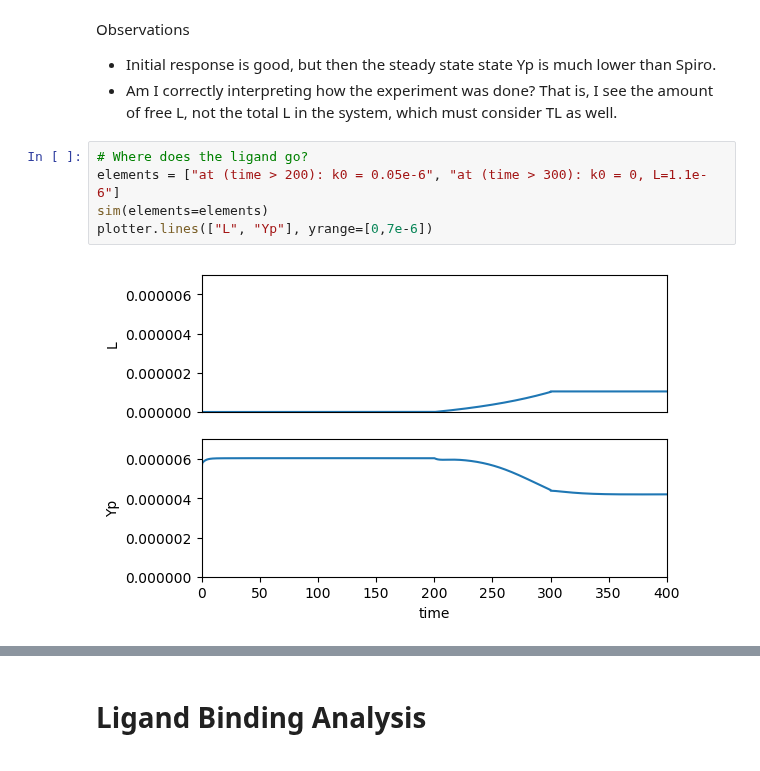
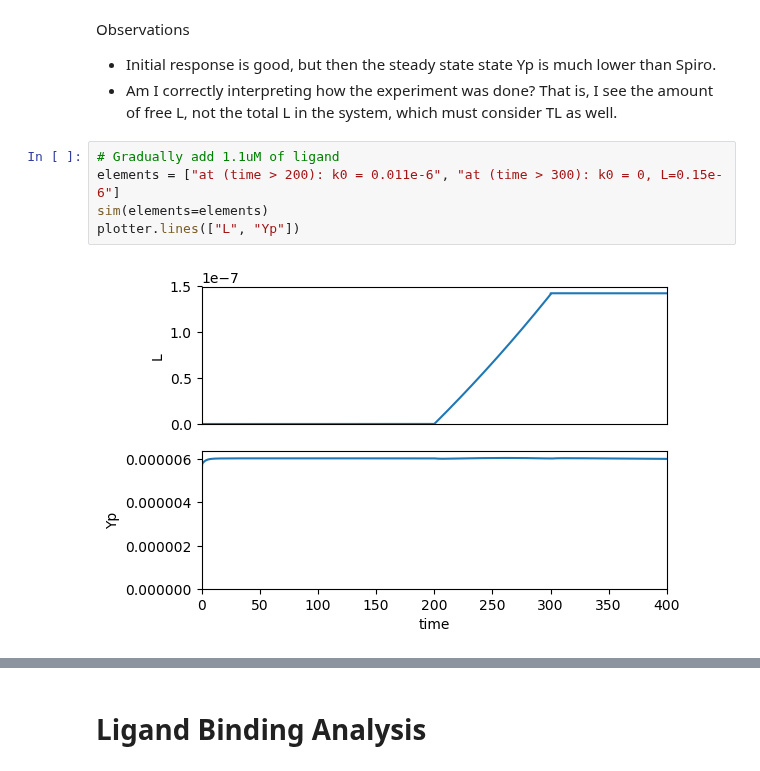
Before and after one commit to ScienceStacks/BioCellControl, a Jupyter notebook: Analysis/chemotaxis.ipynb, the cells around one changed output, grey strips where cells are left out. Drawn from its saved outputs; the diff is of its cells as text.

```diff
--- a/Analysis/chemotaxis.ipynb
+++ b/Analysis/chemotaxis.ipynb
@@ -227,9 +230,9 @@ Observations
 - Initial response is good, but then the steady state state Yp is much lower than Spiro.
 - Am I correctly interpreting how the experiment was done? That is, I see the amount of free L, not the total L in the system, which must consider TL as well.
 # %%
-# Where does the ligand go?
-elements = ["at (time > 200): k0 = 0.05e-6", "at (time > 300): k0 = 0, L=1.1e-6"]
+# Gradually add 1.1uM of ligand
+elements = ["at (time > 200): k0 = 0.011e-6", "at (time > 300): k0 = 0, L=0.15e-6"]
 sim(elements=elements)
-plotter.lines(["L", "Yp"], yrange=[0,7e-6])
+plotter.lines(["L", "Yp"])
 # %% [output]
-[figure, old version]
+[figure, new version]
```
Also changed, not shown: parts of 7 cells of this notebook, 1 other file.
